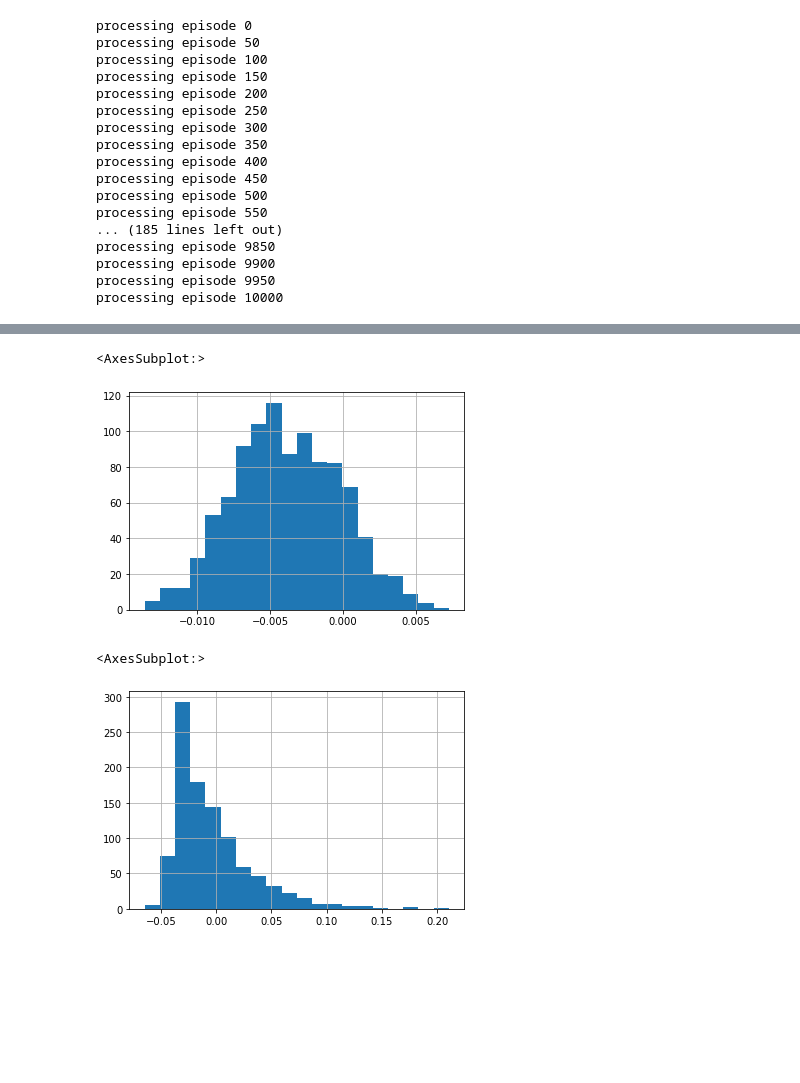
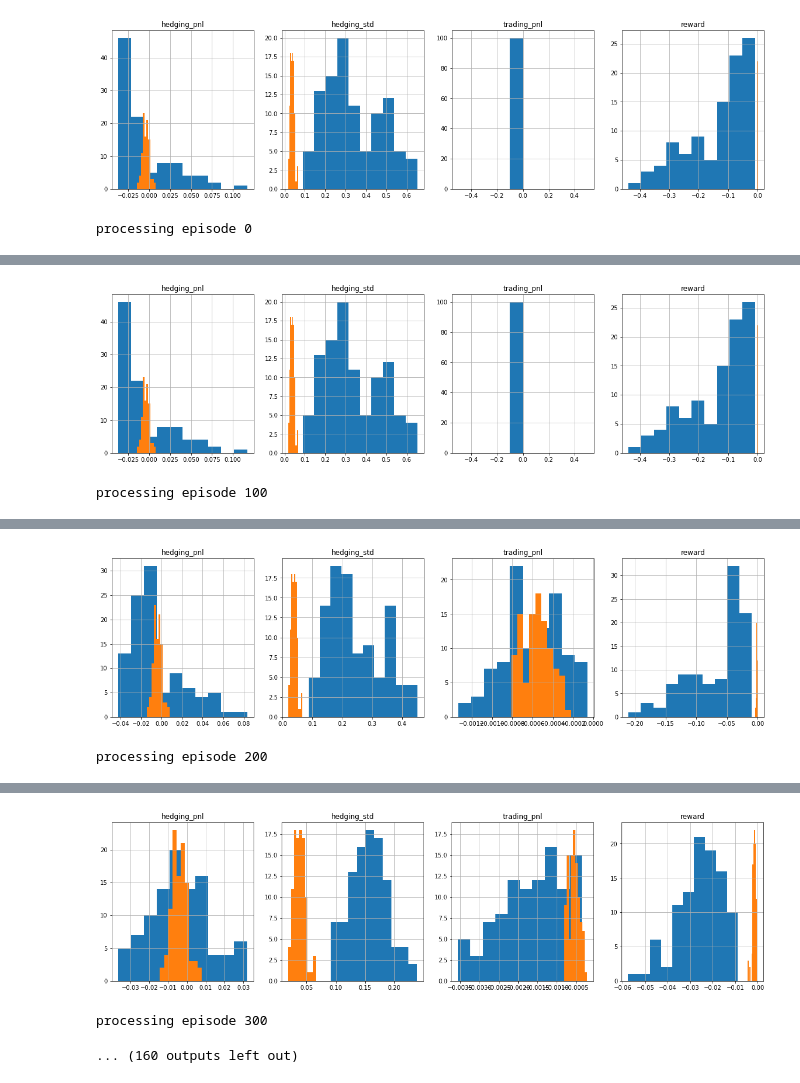
Before and after one commit to srajangarg/deep-q-hedging, a Jupyter notebook: trainer.ipynb, the cells around one changed output, grey strips where cells are left out. Saved outputs shown, nothing was run; the diff lists cells and outputs as text; code cells hidden in the pictures; blank space fills up the shorter version.

```diff
--- a/trainer.ipynb
+++ b/trainer.ipynb
@@ -36,17 +36,17 @@ S_0                      = 100
 
 # hedging gym parameters
 max_steps                = 100
-option_contracts         = 100
+option_contracts         = 20
 initial_holding_fraction = 0.5
-trading_cost_parameter   = 0.1
-trading_cost_gradient    = 0.01
+trading_cost_parameter   = 0.001
+trading_cost_gradient    = 0.0
 
 # DQN parameters
 num_hidden               = 1
 hidden_dim               = 20
 discount                 = 0.8
-epsilon_decay            = 0.999
-learning_rate            = 0.001
+epsilon_decay            = 0.99
+learning_rate            = 0.1
 
 asset_price_model  = GBM(mu, vol, S_0, dt)
 option_price_model = BSM(strike_price, rf_interest_rate, vol, T, dt)
@@ -59,38 +117,26 @@ num_episodes = 10001
 rows = []
 
 for episode in range(num_episodes):
-    if episode % 50 == 0:
+    if episode % 100 == 0:
+        rows = run_comparison(dqn, env)
+        interpret_rows(rows)
         print(f"processing episode {episode}")
 
     done  = False
     state = env.reset()
 
-    hedging_pnls = []
-    trading_pnls = []
-    rewards      = []
-
     while not done:
         new_h                 = predict_while_training(dqn, state)
 
         new_state, pnls, done = env.step(new_h.item())
-        reward                = 1e5 * (0.005*np.sum(pnls) - np.sum(pnls)**2)
+        # pnls = (heding_pnl, trading_pnl)
+
+        reward                = 1e5 * (0.0005*np.sum(pnls) - np.sum(pnls)**2)
 
         add_to_training_set(dqn, state, new_h, new_state, reward, done)
-        state = new_state
+        state                 = new_state
 
-        hedging_pnls.append(pnls[0])
-        trading_pnls.append(pnls[1])
-        rewards.append(reward)
-
-
-    if episode > 250:
-        rows.append({
-            'hedging_pnl' : np.mean(hedging_pnls),
-            'hedging_std' : np.std(hedging_pnls),
-            'trading_pnl' : np.mean(trading_pnls),
-            'reward'      : np.mean(rewards)
-        })
-
+    if episode > 100:
         for k in range(int(env.max_steps)):
             train(dqn)
 # %% [output]
@@ -97,17 +150,2 @@ for episode in range(num_episodes):
+[figure, added]
 processing episode 0
-processing episode 50
-processing episode 100
-processing episode 150
-processing episode 200
-processing episode 250
-processing episode 300
-processing episode 350
-processing episode 400
-processing episode 450
-processing episode 500
-processing episode 550
-... (185 lines left out)
-processing episode 9850
-processing episode 9900
-processing episode 9950
-processing episode 10000
@@ -113,0 +159,2 @@ processing episode 10000
+[figure, added]
+processing episode 100
@@ -113,0 +168,2 @@ processing episode 10000
+[figure, added]
+processing episode 200
@@ -113,0 +177,3 @@ processing episode 10000
+[figure, added]
+processing episode 300
+... (160 outputs left out)
@@ -148,10 +179,0 @@ df_manual = pd.DataFrame(rows)
-# %%
-df_manual['hedging_pnl'].hist(bins=20)
-# %% [output]
-<AxesSubplot:>
-[figure, removed]
-# %%
-df_rl[:1000]['hedging_pnl'].hist(bins=20)
-# %% [output]
-<AxesSubplot:>
-[figure, removed]
```
Also changed, not shown: parts of 11 cells of this notebook, 8 other files.
